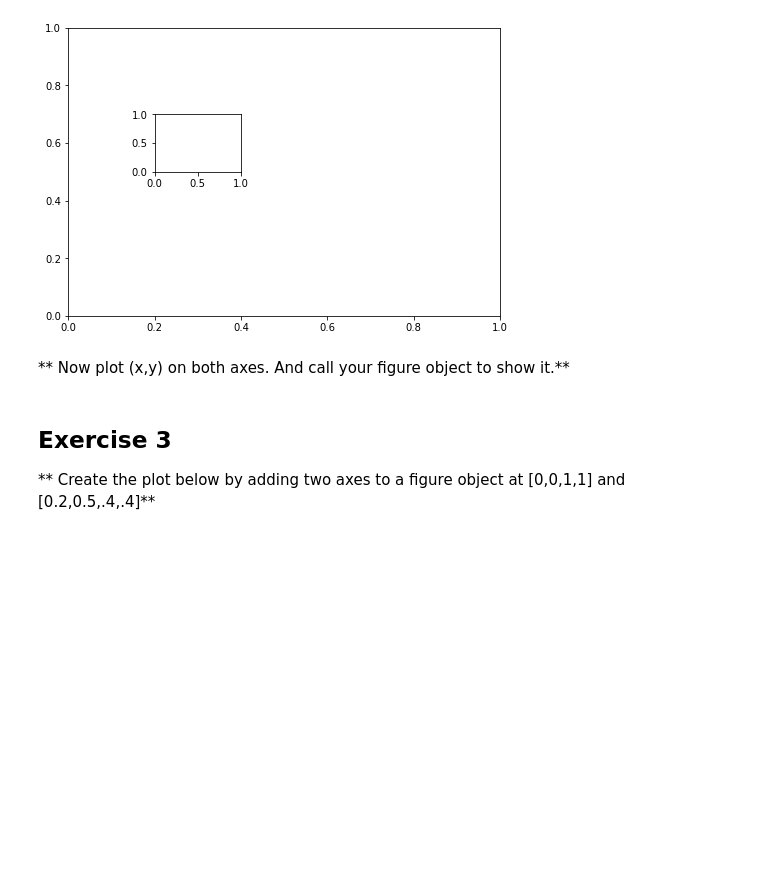
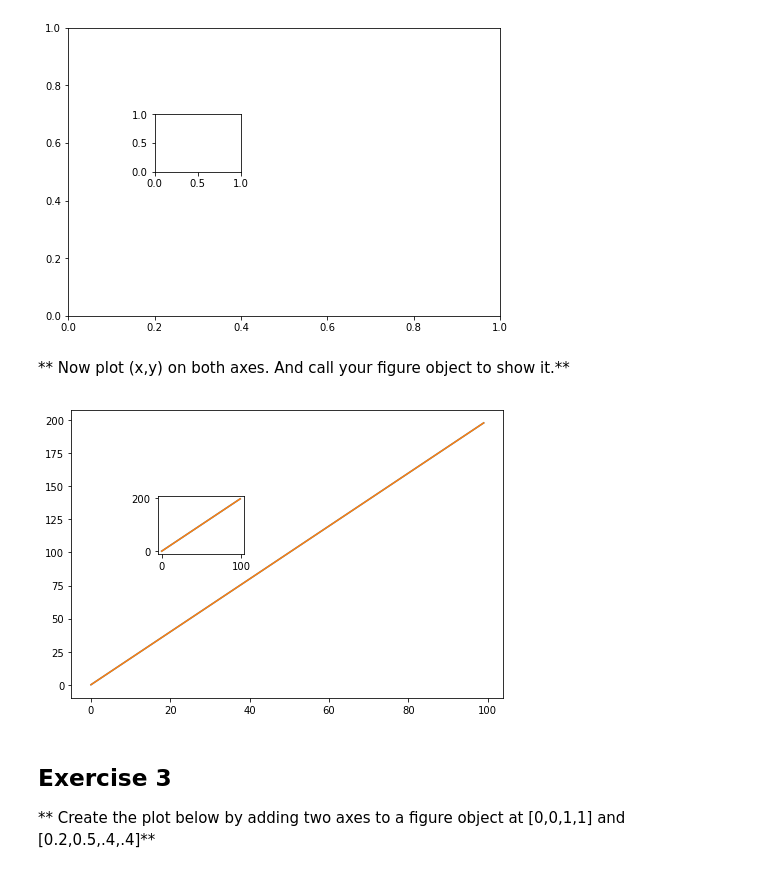
Before and after one commit to thomasdunlap/Python-DS-And-ML-Bootcamp, a Jupyter notebook: Python-for-Data-Visualization/Matplotlib/Matplotlib Exercises .ipynb, the cells around one changed output. Cells and saved outputs as stored; diff of their text form; code cells hidden in the pictures; blank space fills up the shorter version.

```diff
--- a/Python-for-Data-Visualization/Matplotlib/Matplotlib Exercises .ipynb
+++ b/Python-for-Data-Visualization/Matplotlib/Matplotlib Exercises .ipynb
@@ -57,7 +57,9 @@ ax2 = fig2.add_axes([0.2, 0.5, .2, .2])
 # %%
 ax1.plot(x, y)
 ax2.plot(x, y)
-fig1
+fig2
+# %% [output]
+[figure, added]
 # %% [markdown]
 ## Exercise 3
 
```
Also changed, not shown: parts of 3 cells of this notebook.
